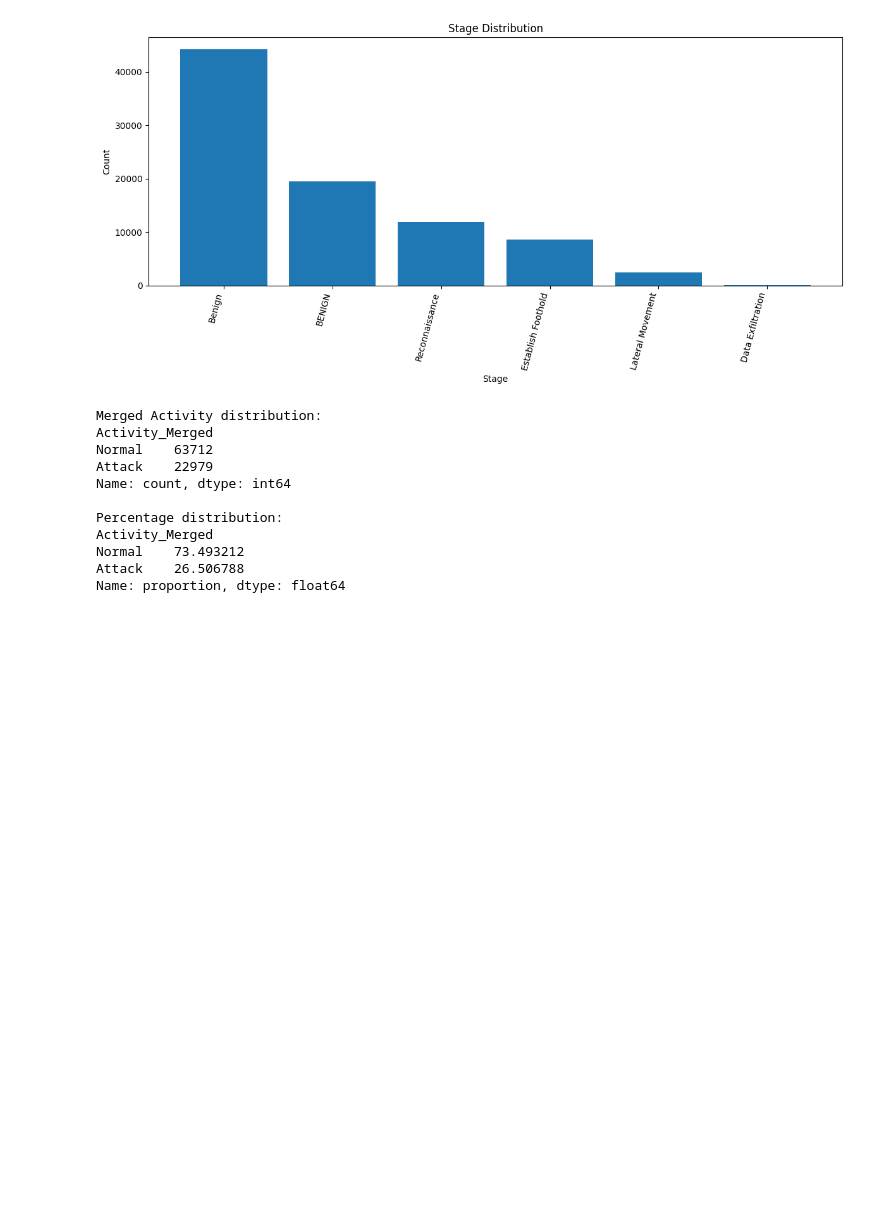
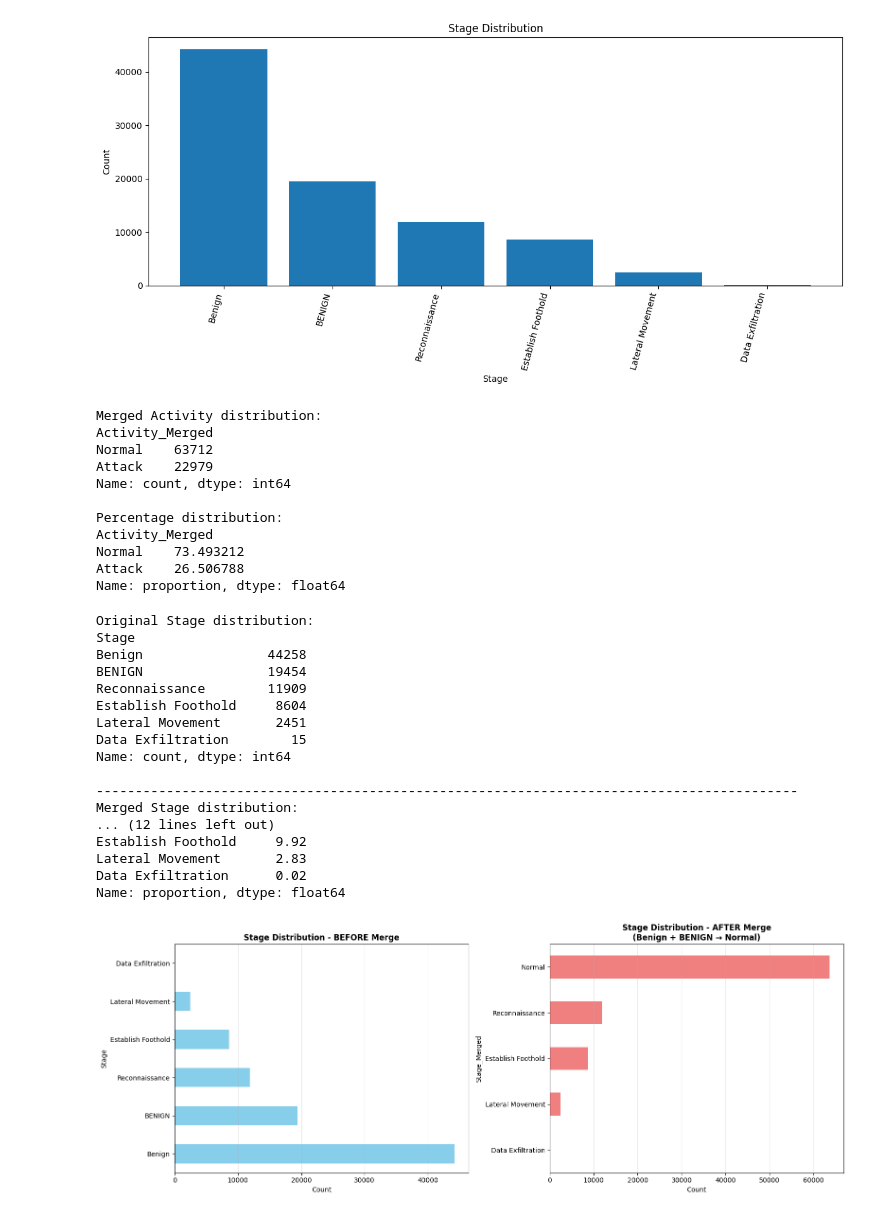
Before and after one commit to ngocbao0201/ML-Detect-APT-attack, a Jupyter notebook: notebooks/eda.ipynb, the cells around one changed output. Saved outputs shown, nothing was run; the diff lists cells and outputs as text; code cells hidden in the pictures; blank space fills up the shorter version.

```diff
--- a/notebooks/eda.ipynb
+++ b/notebooks/eda.ipynb
@@ -170,3 +163,58 @@ Activity_Merged
 Normal    73.493212
 Attack    26.506788
 Name: proportion, dtype: float64
+# %%
+print("\nOriginal Stage distribution:")
+print(df['Stage'].value_counts())
+
+# Merge 'Benign' and 'BENIGN' into one 'Normal' category
+# All other stages remain as is (Attack stages)
+df['Stage_Merged'] = df['Stage'].apply(
+    lambda x: 'Normal' if x in ['Benign', 'BENIGN'] else x
+)
+
+print("\n" + "-"*90)
+print("Merged Stage distribution:")
+merged_stage_counts = df['Stage_Merged'].value_counts()
+print(merged_stage_counts)
+
+print("\nPercentage distribution:")
+merged_stage_pct = df['Stage_Merged'].value_counts(normalize=True) * 100
+print(merged_stage_pct.round(2))
+
+# Visualize: Comparison before and after merge
+fig, axes = plt.subplots(1, 2, figsize=(16, 6))
+
+# Before merge
+df['Stage'].value_counts().plot(kind='barh', ax=axes[0], color='skyblue')
+axes[0].set_title('Stage Distribution - BEFORE Merge', fontsize=12, fontweight='bold')
+axes[0].set_xlabel('Count')
+axes[0].grid(axis='x', alpha=0.3)
+
+# After merge
+df['Stage_Merged'].value_counts().sort_values().plot(kind='barh', ax=axes[1], color='lightcoral')
+axes[1].set_title('Stage Distribution - AFTER Merge\n(Benign + BENIGN → Normal)', fontsize=12, fontweight='bold')
+axes[1].set_xlabel('Count')
+axes[1].grid(axis='x', alpha=0.3)
+
+plt.tight_layout()
+plt.show()
+# %% [output]
+Original Stage distribution:
+Stage
+Benign                44258
+BENIGN                19454
+Reconnaissance        11909
+Establish Foothold     8604
+Lateral Movement       2451
+Data Exfiltration        15
+Name: count, dtype: int64
+
+------------------------------------------------------------------------------------------
+Merged Stage distribution:
+... (12 lines left out)
+Establish Foothold     9.92
+Lateral Movement       2.83
+Data Exfiltration      0.02
+Name: proportion, dtype: float64
+[figure, added]
```
Also changed, not shown: parts of 9 cells of this notebook.
